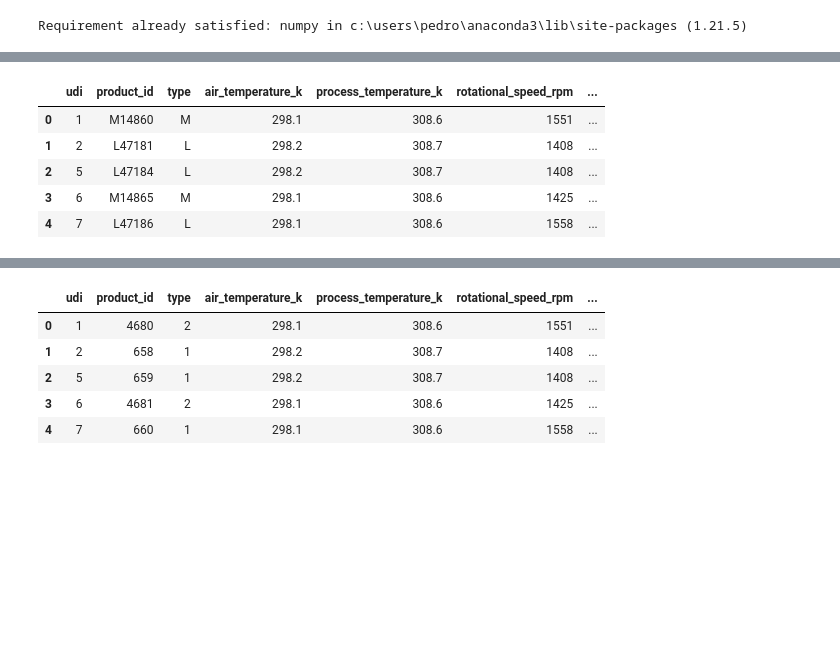
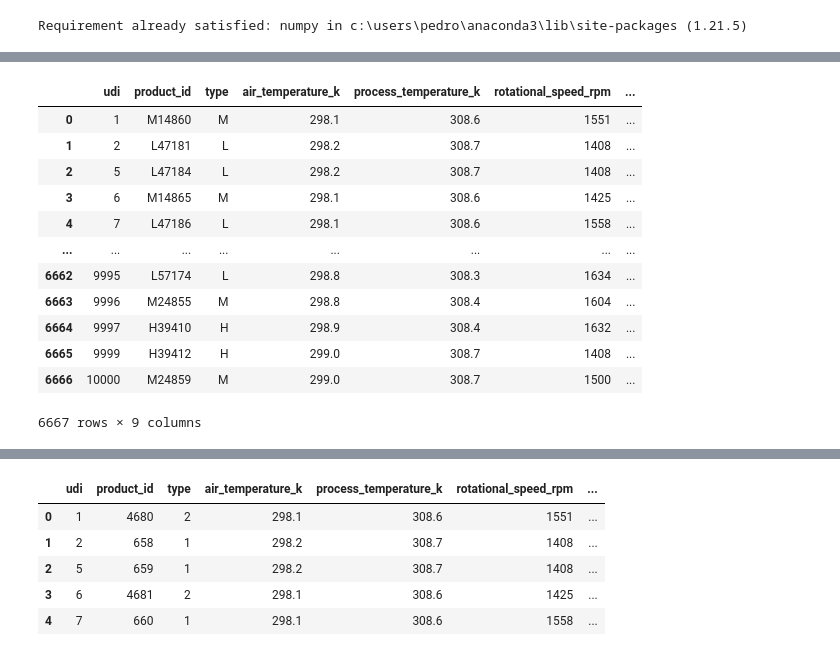
Before and after one commit to PedroAtemRibeiro/AnalisePreditiva, a Jupyter notebook: AnalisePreditiva.ipynb, the cells around one changed output, grey strips where cells are left out. Cells and saved outputs as stored; diff of their text form; code cells hidden in the pictures; blank space fills up the shorter version.

```diff
--- a/AnalisePreditiva.ipynb
+++ b/AnalisePreditiva.ipynb
@@ -43,5 +43,5 @@ from sklearn.preprocessing import LabelEncoder
 from sklearn.metrics import confusion_matrix, accuracy_score
 from sklearn.ensemble import RandomForestClassifier
 # %%
-treino = pd.read_csv('Treino.csv')
+treino = pd.read_csv('Treino.csv', sep=',')
 # %%
@@ -49,10 +49,17 @@ teste = pd.read_csv('Teste.csv')
 # %%
-treino.head()
+treino
 # %% [output]
 |  | udi | product_id | type | air_temperature_k | process_temperature_k | rotational_speed_rpm | ... |
 | 0 | 1 | M14860 | M | 298.1 | 308.6 | 1551 | ... |
 | 1 | 2 | L47181 | L | 298.2 | 308.7 | 1408 | ... |
 | 2 | 5 | L47184 | L | 298.2 | 308.7 | 1408 | ... |
 | 3 | 6 | M14865 | M | 298.1 | 308.6 | 1425 | ... |
 | 4 | 7 | L47186 | L | 298.1 | 308.6 | 1558 | ... |
+| ... | ... | ... | ... | ... | ... | ... | ... |
+| 6662 | 9995 | L57174 | L | 298.8 | 308.3 | 1634 | ... |
+| 6663 | 9996 | M24855 | M | 298.8 | 308.4 | 1604 | ... |
+| 6664 | 9997 | H39410 | H | 298.9 | 308.4 | 1632 | ... |
+| 6665 | 9999 | H39412 | H | 299.0 | 308.7 | 1408 | ... |
+| 6666 | 10000 | M24859 | M | 299.0 | 308.7 | 1500 | ... |
+6667 rows × 9 columns
 # %%
```
Also changed, not shown: parts of 28 cells of this notebook.
